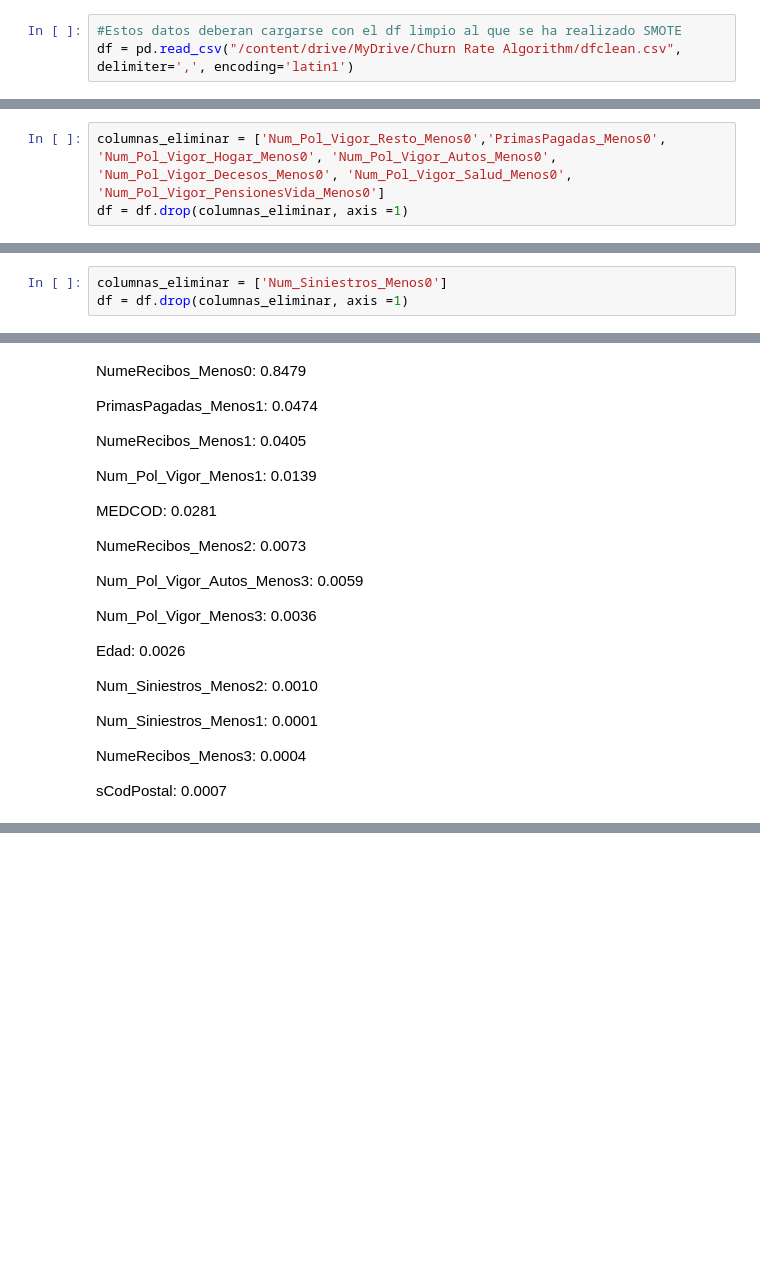
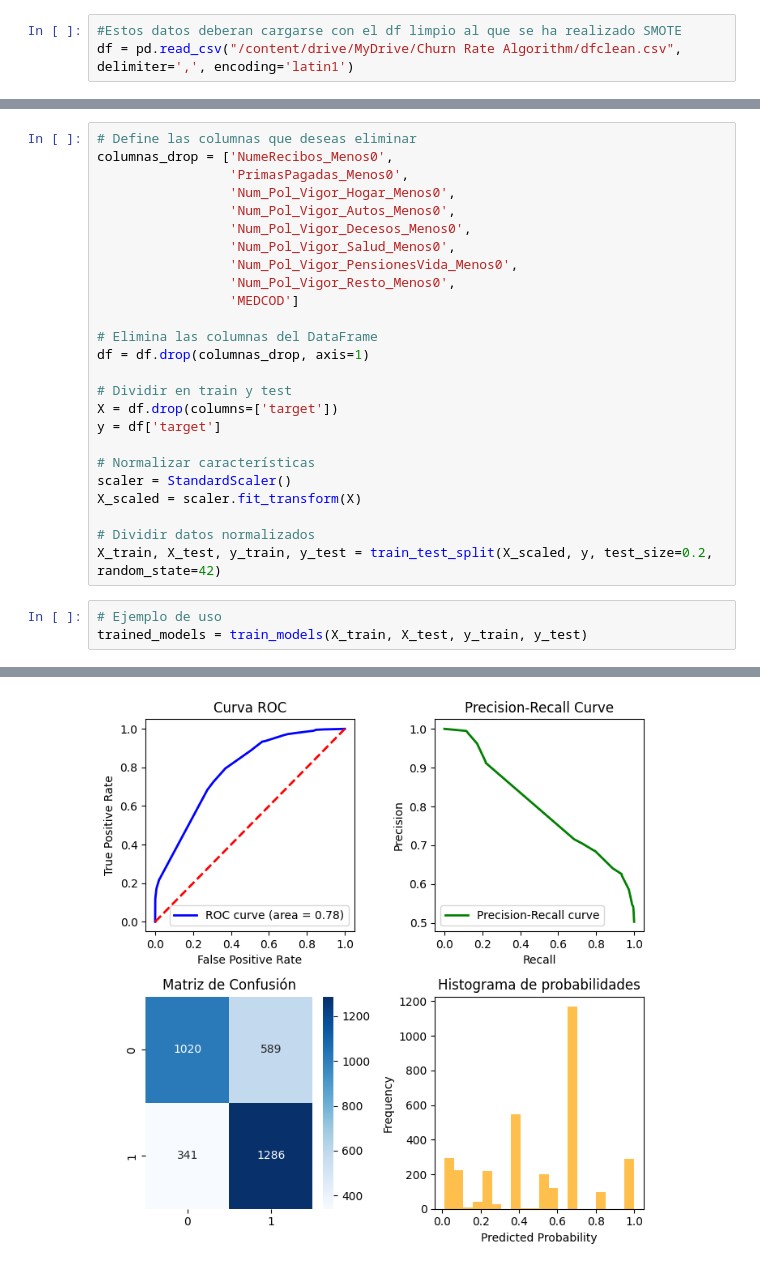
Before and after one commit to SorayaFrancoLopez/NN_churn_proyect_insurance, a Jupyter notebook: STEP_2_Feature_importance.ipynb, the cells around one changed output, grey strips where cells are left out. Cells and saved outputs as stored; diff of their text form; blank space fills up the shorter version.

```diff
--- a/STEP_2_Feature_importance.ipynb
+++ b/STEP_2_Feature_importance.ipynb
@@ -314,3 +127,0 @@ Num_Pol_Vigor_Resto_Menos0: 5.48%
-# %%
-columnas_eliminar = ['Num_Pol_Vigor_Resto_Menos0','PrimasPagadas_Menos0', 'Num_Pol_Vigor_Hogar_Menos0', 'Num_Pol_Vigor_Autos_Menos0', 'Num_Pol_Vigor_Decesos_Menos0', 'Num_Pol_Vigor_Salud_Menos0', 'Num_Pol_Vigor_PensionesVida_Menos0']
-df = df.drop(columnas_eliminar, axis =1)
@@ -396,3 +256,0 @@ Num_Pol_Vigor_Resto_Menos3: 0.0000
-# %%
-columnas_eliminar = ['Num_Siniestros_Menos0']
-df = df.drop(columnas_eliminar, axis =1)
@@ -479,26 +257,29 @@ Index(['MEDCOD', 'Edad', 'AnosCliente', 'sCodPostal', 'sNomEstadoCivil',
-# %% [markdown]
-NumeRecibos_Menos0: 0.8479
-
-PrimasPagadas_Menos1: 0.0474
-
-NumeRecibos_Menos1: 0.0405
-
-Num_Pol_Vigor_Menos1: 0.0139
-
-MEDCOD: 0.0281
-
-NumeRecibos_Menos2: 0.0073
-
-Num_Pol_Vigor_Autos_Menos3: 0.0059
-
-Num_Pol_Vigor_Menos3: 0.0036
-
-Edad: 0.0026
-
-Num_Siniestros_Menos2: 0.0010
-
-Num_Siniestros_Menos1: 0.0001
-
-NumeRecibos_Menos3: 0.0004
-
-sCodPostal: 0.0007
+# %%
+# Define las columnas que deseas eliminar
+columnas_drop = ['NumeRecibos_Menos0',
+                 'PrimasPagadas_Menos0',
+                 'Num_Pol_Vigor_Hogar_Menos0',
+                 'Num_Pol_Vigor_Autos_Menos0',
+                 'Num_Pol_Vigor_Decesos_Menos0',
+                 'Num_Pol_Vigor_Salud_Menos0',
+                 'Num_Pol_Vigor_PensionesVida_Menos0',
+                 'Num_Pol_Vigor_Resto_Menos0',
+                 'MEDCOD']
+
+# Elimina las columnas del DataFrame
+df = df.drop(columnas_drop, axis=1)
+
+# Dividir en train y test
+X = df.drop(columns=['target'])
+y = df['target']
+
+# Normalizar características
+scaler = StandardScaler()
+X_scaled = scaler.fit_transform(X)
+
+# Dividir datos normalizados
+X_train, X_test, y_train, y_test = train_test_split(X_scaled, y, test_size=0.2, random_state=42)
+# %%
+# Ejemplo de uso
+trained_models = train_models(X_train, X_test, y_train, y_test)
+# %% [output]
@@ -504,0 +294 @@ sCodPostal: 0.0007
+[figure, added]
```
Also changed, not shown: parts of 44 cells of this notebook.
